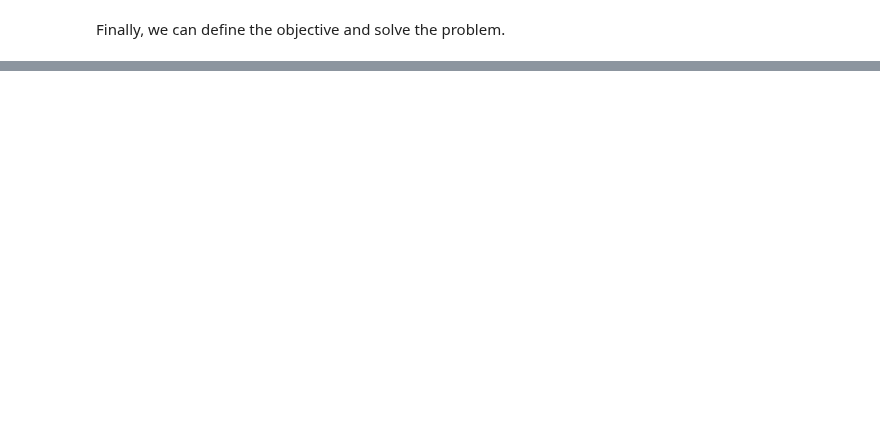
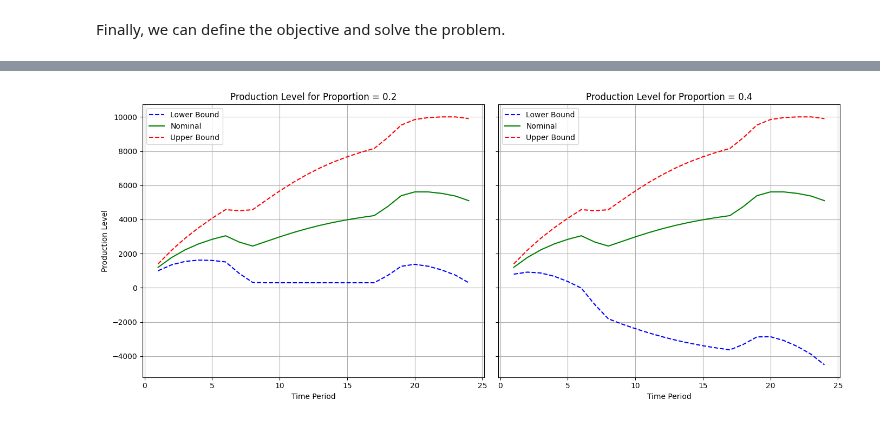
Before and after one commit to stellatogrp/lropt, a Jupyter notebook: docs/getting_started/robust_problems/robust_prod_inventory_Irina.ipynb, the cells around one changed output, grey strips where cells are left out. Drawn from its saved outputs; the diff is of its cells as text; code cells hidden in the pictures; blank space fills up the shorter version.

```diff
--- a/docs/getting_started/robust_problems/robust_prod_inventory_Irina.ipynb
+++ b/docs/getting_started/robust_problems/robust_prod_inventory_Irina.ipynb
@@ -109,7 +113,15 @@ constraints = [
     p <= P,
     cp.sum(p,1) <= Q,
 ]
+
 for i in range(1,T+1):
     multvec = np.hstack([np.ones(i),np.zeros(T-i)])
-    constraints += [cp.sum(cp.sum(p,0)[:i]) - multvec@d + V_INITIAL >= V_MIN]
-    constraints += [cp.sum(cp.sum(p,0)[:i]) - multvec@d + V_INITIAL <= V_MAX]
+    constraints += [cp.sum(cp.sum(p,0)[:i]) - multvec@d1 + V_INITIAL >= V_MIN]
+    constraints += [cp.sum(cp.sum(p,0)[:i]) - multvec@d1 + V_INITIAL <= V_MAX]
+
+objective = cp.Minimize(F)
+prob = lropt.RobustProblem(objective, constraints)
+prob.solve()
+sol = F.value
+print(f"The robust optimal value is {sol}")
+print(np.round(p.value))
@@ -132,8 +147 @@ The robust optimal value is 43670.829128431986
     0.   0.   0.   0.   0.   0.   0.   0.   0.   0.]]
-# %%
-for i in range(1,T+1):
-  multvec = np.hstack([np.ones(i),np.zeros(T-i)])
-  low = (cp.sum(cp.sum(p,0)[:i]) - multvec@rhs_upper + V_INITIAL).value
-  mid = (cp.sum(cp.sum(p,0)[:i]) - multvec@d_star + V_INITIAL).value
-  high = (cp.sum(cp.sum(p,0)[:i]) - multvec@(-rhs_lower) + V_INITIAL).value
-  print(low, mid, high)
@@ -157,0 +150,54 @@ for i in range(1,T+1):
+# %%
+low_values1 = []
+mid_values1 = []
+high_values1 = []
+for i in range(1, T + 1):
+    multvec = np.hstack([np.ones(i), np.zeros(T - i)])
+    low = (cp.sum(cp.sum(p, 0)[:i]) - multvec @ rhs_upper1 + V_INITIAL).value
+    mid = (cp.sum(cp.sum(p, 0)[:i]) - multvec @ d_star + V_INITIAL).value
+    high = (cp.sum(cp.sum(p, 0)[:i]) - multvec @ (-rhs_lower1) + V_INITIAL).value
+
+    low_values1.append(low)
+    mid_values1.append(mid)
+    high_values1.append(high)
+
+# Compute values for the second dataset
+low_values2 = []
+mid_values2 = []
+high_values2 = []
+for i in range(1, T + 1):
+    multvec = np.hstack([np.ones(i), np.zeros(T - i)])
+    low = (cp.sum(cp.sum(p, 0)[:i]) - multvec @ rhs_upper2 + V_INITIAL).value
+    mid = (cp.sum(cp.sum(p, 0)[:i]) - multvec @ d_star + V_INITIAL).value
+    high = (cp.sum(cp.sum(p, 0)[:i]) - multvec @ (-rhs_lower2) + V_INITIAL).value
+
+    low_values2.append(low)
+    mid_values2.append(mid)
+    high_values2.append(high)
+
+# Plotting
+fig, axs = plt.subplots(1, 2, figsize=(14, 6), sharey=True)
+
+# Plot for the first dataset
+axs[0].plot(range(1, T + 1), low_values1, label='Lower Bound', color='blue', linestyle='--')
+axs[0].plot(range(1, T + 1), mid_values1, label='Nominal', color='green', linestyle='-')
+axs[0].plot(range(1, T + 1), high_values1, label='Upper Bound', color='red', linestyle='--')
+axs[0].set_xlabel('Time Period')
+axs[0].set_ylabel('Production Level')
+axs[0].set_title('Production Level for Proportion = 0.2')
+axs[0].legend()
+axs[0].grid(True)
+
+# Plot for the second dataset
+axs[1].plot(range(1, T + 1), low_values2, label='Lower Bound', color='blue', linestyle='--')
+axs[1].plot(range(1, T + 1), mid_values2, label='Nominal', color='green', linestyle='-')
+axs[1].plot(range(1, T + 1), high_values2, label='Upper Bound', color='red', linestyle='--')
+axs[1].set_xlabel('Time Period')
+axs[1].set_title('Production Level for Proportion = 0.4')
+axs[1].legend()
+axs[1].grid(True)
+
+plt.tight_layout()
+plt.show()
+# %% [output]
+[figure, added]
```
Also changed, not shown: parts of 7 cells of this notebook, 2 other files.
